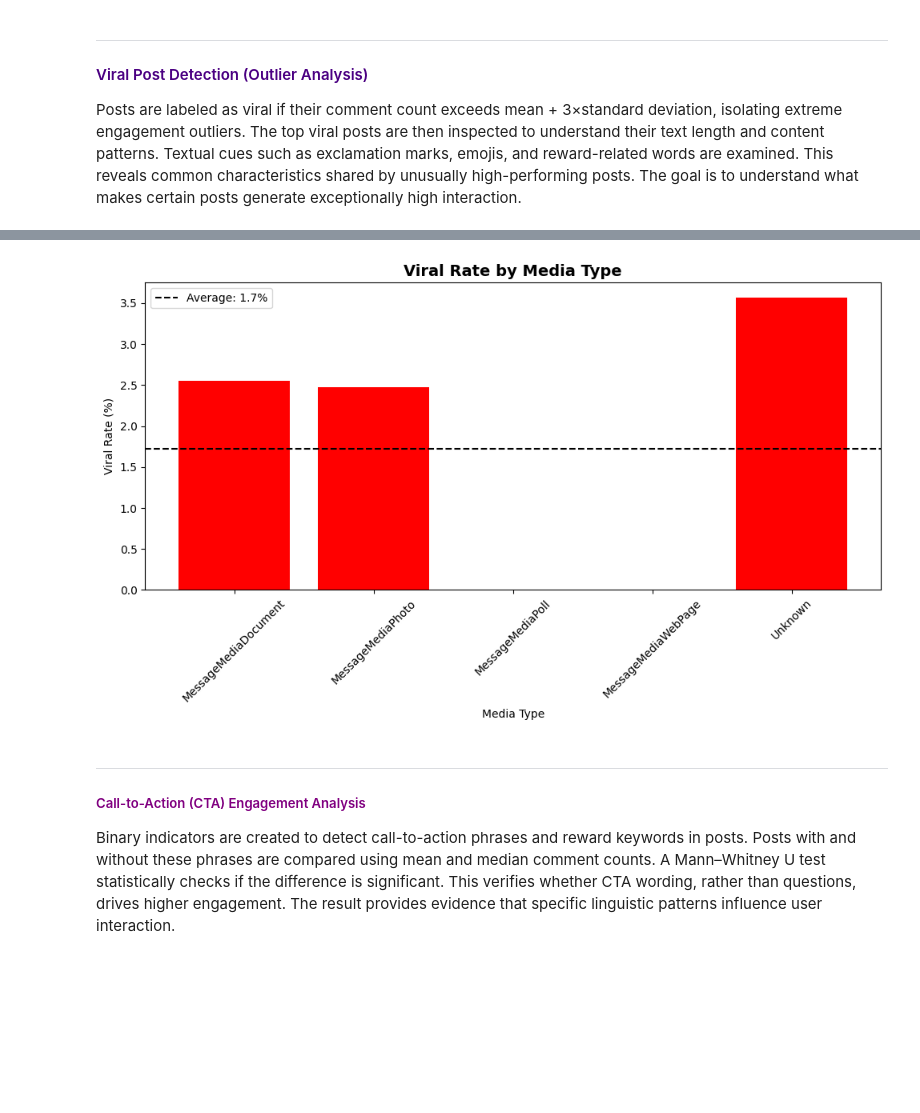
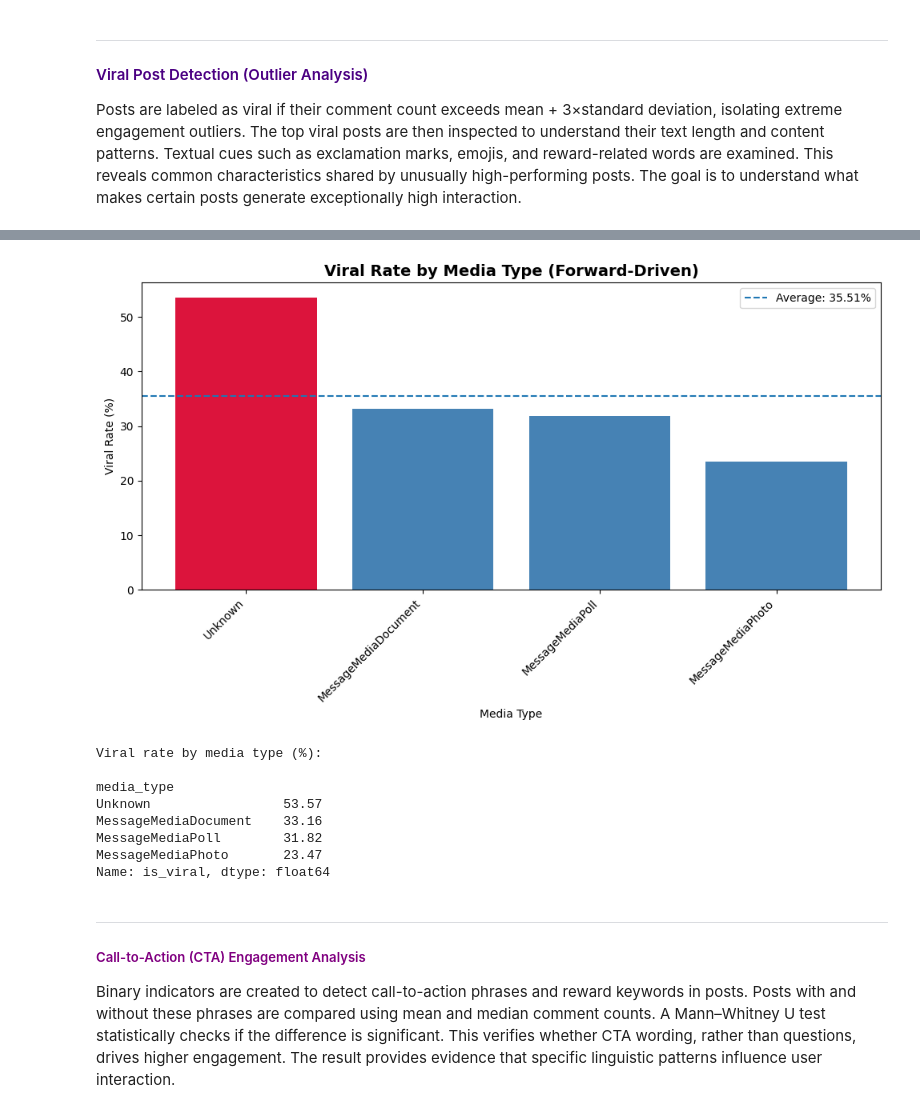
Before and after one commit to birhanumoges/Social-Media-Comment-Analysis, a Jupyter notebook: analysis_notebooks/EDA_Analysis.ipynb, the cells around one changed output, grey strips where cells are left out. Drawn from its saved outputs; the diff is of its cells as text; code cells hidden in the pictures; blank space fills up the shorter version.

```diff
--- a/analysis_notebooks/EDA_Analysis.ipynb
+++ b/analysis_notebooks/EDA_Analysis.ipynb
@@ -1137,29 +1155,69 @@ Length: 269 chars | Has question: 0
 # %%
-# Viral rate by media type - Fixed & Clean
+# ============================================
+# Viral Rate by Media Type (Correct, robust)
+# Uses forward-driven is_viral label
+# ============================================
 
+import pandas as pd
 import matplotlib.pyplot as plt
 
-viral_by_media = posts.groupby('media_type')['is_viral'].mean() * 100
-avg_rate = float(viral_by_media.mean())
+# Ensure correct viral label exists (boolean)
+posts['is_viral'] = (posts['forward_rate'] >= posts['fr_q75'])
 
-colors = ['red' if float(v) > avg_rate else 'steelblue' for v in viral_by_media.values]
+# Clean media_type
+df = posts.copy()
+df['media_type'] = df['media_type'].fillna('unknown').astype(str)
 
+# Optional: drop very rare categories for stability
+min_posts = 20
+counts = df['media_type'].value_counts()
+valid_types = counts[counts >= min_posts].index
+df = df[df['media_type'].isin(valid_types)]
+
+# Viral rate (%)
+viral_by_media = (
+    df.groupby('media_type', observed=True)['is_viral']
+      .mean()
+      .sort_values(ascending=False) * 100
+)
+
+avg_rate = viral_by_media.mean()
+
+# Coloring relative to average
+colors = ['crimson' if v > avg_rate else 'steelblue'
+          for v in viral_by_media.values]
+
+# ---- Plot ----
 fig, ax = plt.subplots(figsize=(10, 6))
 
 ax.bar(viral_by_media.index, viral_by_media.values, color=colors)
-ax.axhline(y=avg_rate, color='black', linestyle='--',
-           label=f'Average: {avg_rate:.1f}%')
+ax.axhline(avg_rate, linestyle='--', linewidth=1.5,
+           label=f'Average: {avg_rate:.2f}%')
 
-ax.set_title('Viral Rate by Media Type', fontsize=14, fontweight='bold')
+ax.set_title('Viral Rate by Media Type (Forward-Driven)', fontsize=14, fontweight='bold')
 ax.set_xlabel('Media Type')
 ax.set_ylabel('Viral Rate (%)')
 ax.legend()
-ax.tick_params(axis='x', rotation=45)
+
+ax.set_xticks(range(len(viral_by_media.index)))
+ax.set_xticklabels(viral_by_media.index, rotation=45, ha='right')
 
 plt.tight_layout()
 plt.show()
+
+# ---- Report ----
+print("Viral rate by media type (%):\n")
+print(viral_by_media.round(2))
 # %% [output]
-[figure, old version]
+[figure, new version]
+Viral rate by media type (%):
+
+media_type
+Unknown                 53.57
+MessageMediaDocument    33.16
+MessageMediaPoll        31.82
+MessageMediaPhoto       23.47
+Name: is_viral, dtype: float64
 # %% [markdown]
 ----------------------------------------------------------------------------------------------------------
 <h5 style= "color:purple"> Call-to-Action (CTA) Engagement Analysis</h5>
```
Also changed, not shown: parts of 1 cell of this notebook.
